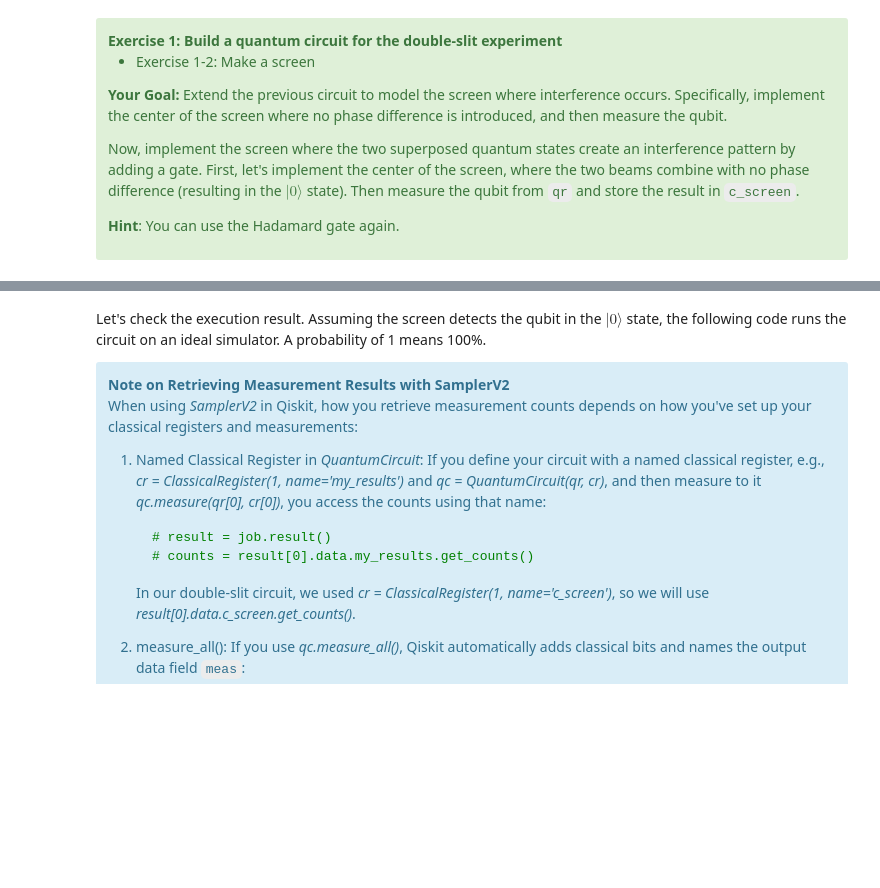
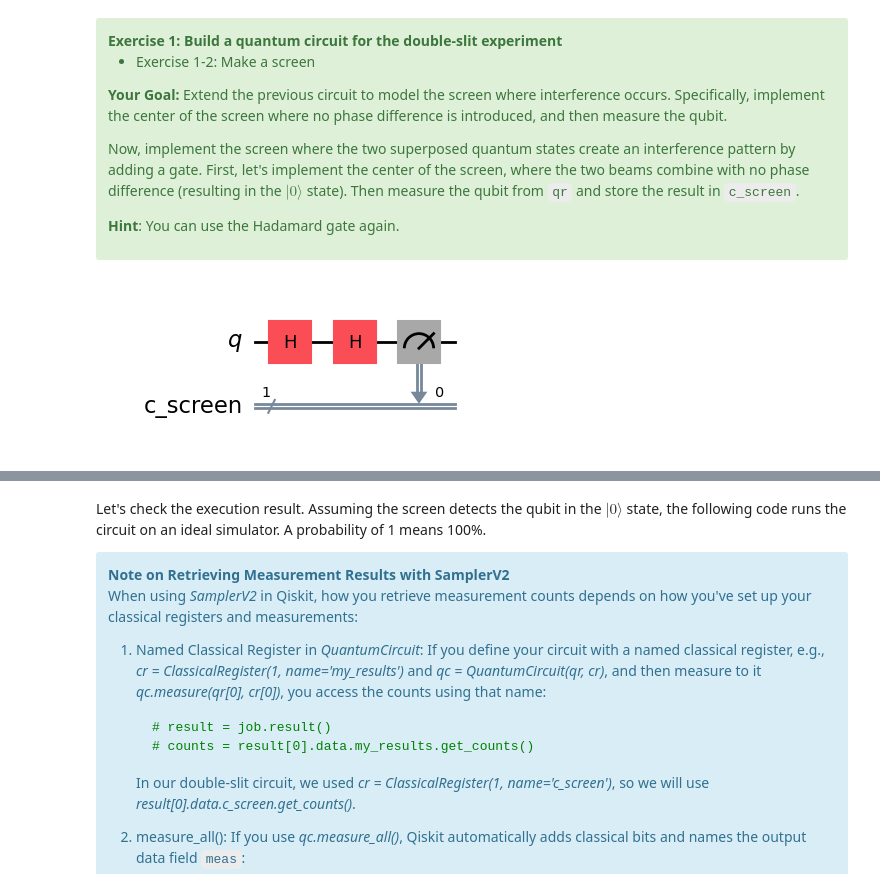
Before and after one commit to zargon01/qgss-2025, a Jupyter notebook: lab-1/lab1.ipynb, the cells around one changed output, grey strips where cells are left out. Drawn from its saved outputs; the diff is of its cells as text; code cells hidden in the pictures; blank space fills up the shorter version.

```diff
--- a/lab-1/lab1.ipynb
+++ b/lab-1/lab1.ipynb
@@ -142,9 +158,16 @@ Now, implement the screen where the two superposed quantum states create an inte
 </div>
 # %%
 # your code here
+# Apply second Hadamard to simulate interference at center of screen
+double_slit.h(qr[0])
+
+# Measure the qubit and store result in classical bit
+double_slit.measure(qr[0], cr[0])
 
 # end of your code
 double_slit.draw('mpl')
+# %% [output]
+[figure, added]
 # %%
 # Submit your answer using the following code
 grade_lab1_ex1_2(double_slit)
```
Also changed, not shown: parts of 28 cells of this notebook.
